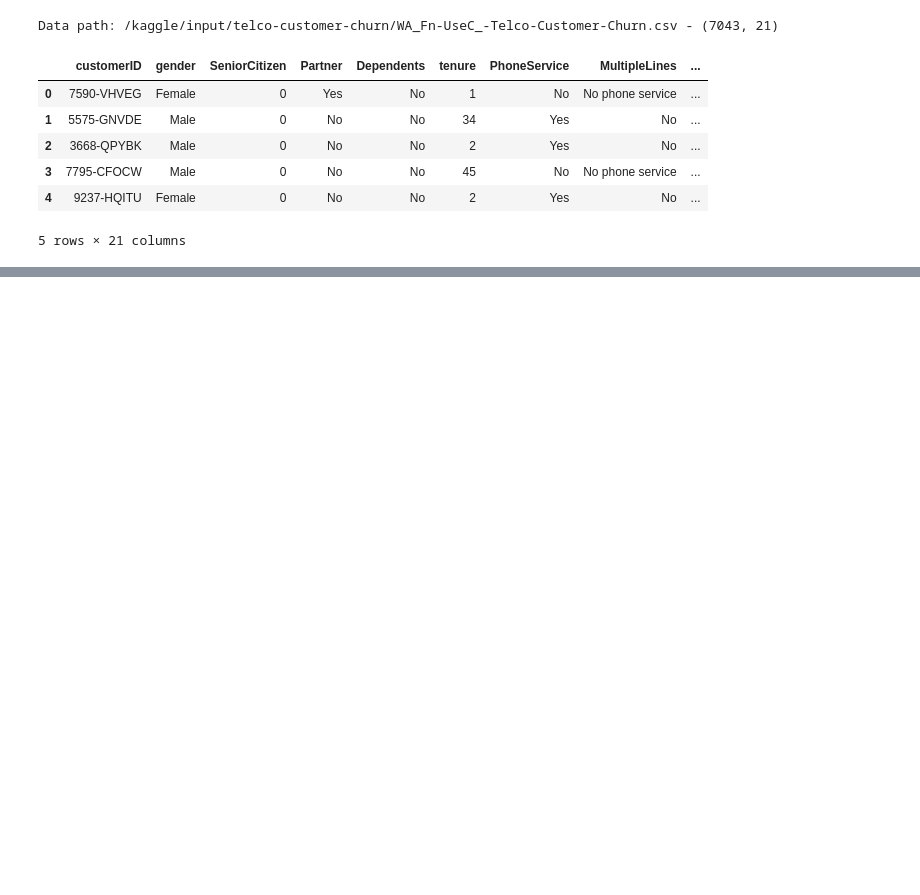
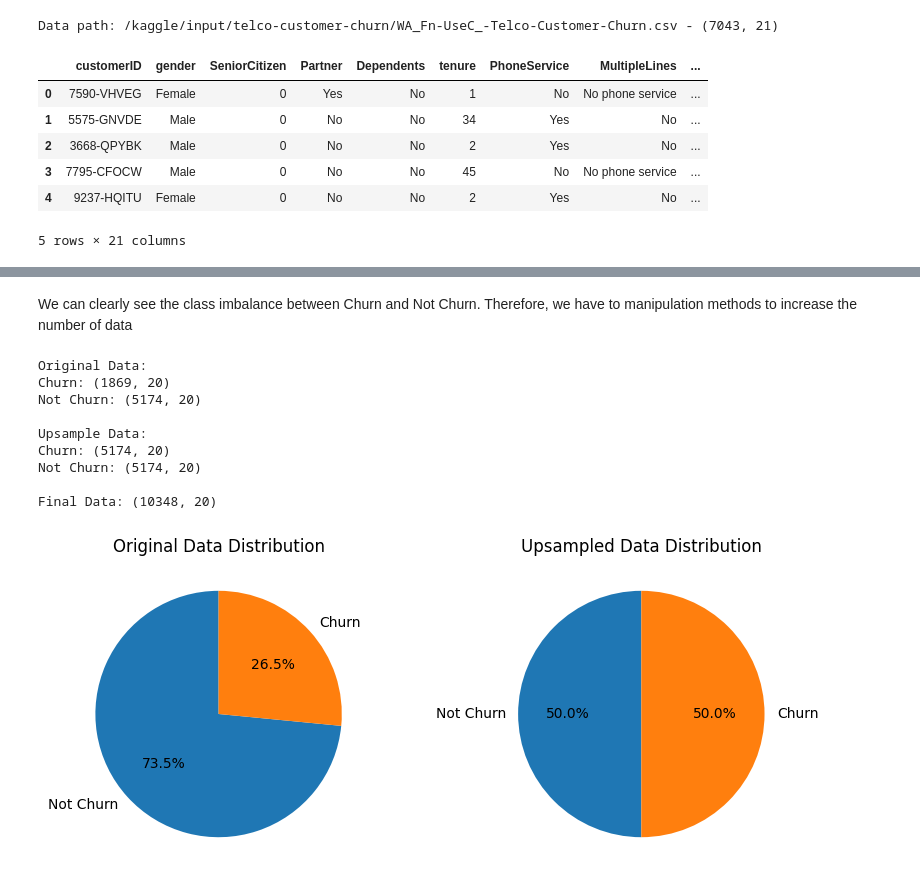
Before and after one commit to chanonchacharu/DM-TelcoChurnPrediction, a Jupyter notebook: churn-prediction-des434-data-analysis-and-ml.ipynb, the cells around one changed output, grey strips where cells are left out. Saved outputs shown, nothing was run; the diff lists cells and outputs as text; code cells hidden in the pictures; blank space fills up the shorter version.

```diff
--- a/churn-prediction-des434-data-analysis-and-ml.ipynb
+++ b/churn-prediction-des434-data-analysis-and-ml.ipynb
@@ -112,0 +203,44 @@ categorical_df = 'IDK'
+# %% [markdown]
+We can clearly see the class imbalance between Churn and Not Churn. Therefore, we have to manipulation methods to increase the number of data
+# %%
+from sklearn.utils import resample
+
+X = pd.concat([categorical_df[encoded_columns], numerical_df[transnumerical_data_col]], axis = 1) # Still contain the prediction class
+
+X_Churn, X_NChurn = X[X['Churn_Encoded'] == 1], X[X['Churn_Encoded'] == 0]
+print(f'Original Data:\nChurn: {X_Churn.shape}\nNot Churn: {X_NChurn.shape}\n')
+
+X_Churn_upsample = resample(
+    X_Churn,
+    replace=True,
+    n_samples=len(X_NChurn),
+    random_state=0
+)
+print(f'Upsample Data:\nChurn: {X_Churn_upsample.shape}\nNot Churn: {X_NChurn.shape}\n')
+
+X_upsample = pd.concat([X_NChurn, X_Churn_upsample], axis=0)
+print(f'Final Data: {X_upsample.shape}')
+
+# Plot visualization for Original and Upsampled Data
+fig, axes = plt.subplots(1, 2, figsize=(10, 4))
+
+original_distribution = X.groupby('Churn_Encoded').size()
+axes[0].pie(original_distribution, labels=['Not Churn', 'Churn'], autopct='%1.1f%%', startangle=90)
+axes[0].set_title('Original Data Distribution')
+
+upsampled_distribution = X_upsample.groupby('Churn_Encoded').size()
+axes[1].pie(upsampled_distribution, labels=['Not Churn', 'Churn'], autopct='%1.1f%%', startangle=90)
+axes[1].set_title('Upsampled Data Distribution')
+
+plt.show()
+# %% [output]
+Original Data:
+Churn: (1869, 20)
+Not Churn: (5174, 20)
+
+Upsample Data:
+Churn: (5174, 20)
+Not Churn: (5174, 20)
+
+Final Data: (10348, 20)
+[figure, added]
```
Also changed, not shown: parts of 23 cells of this notebook.
